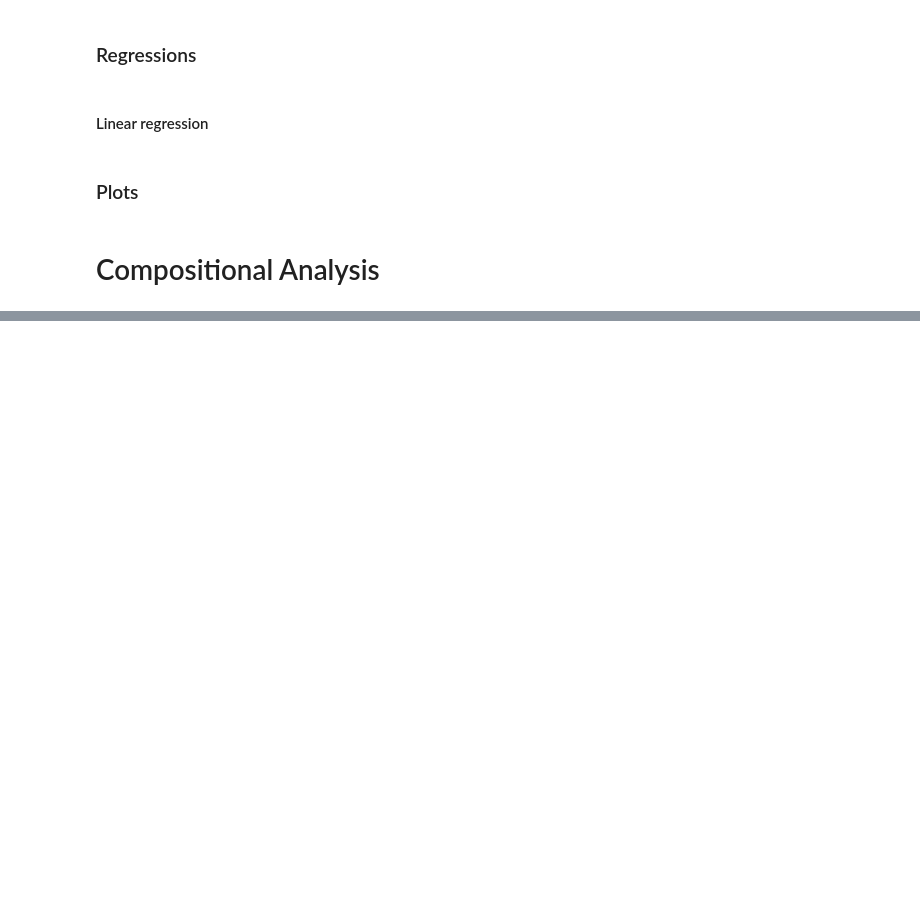
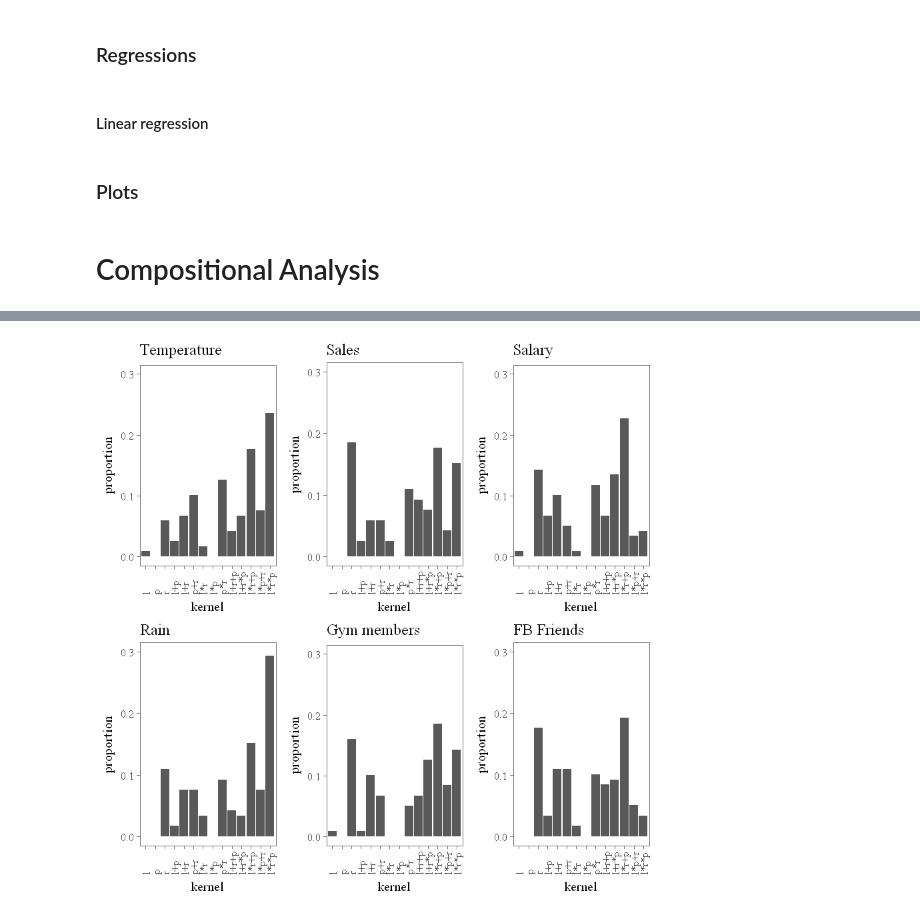
Before and after one commit to ericschulz/compforca, a Jupyter notebook: Data analysis/Analysis.ipynb, the cells around one changed output, grey strips where cells are left out. Cells and saved outputs as stored; diff of their text form; code cells hidden in the pictures; blank space fills up the shorter version.

```diff
--- a/Data analysis/Analysis.ipynb
+++ b/Data analysis/Analysis.ipynb
@@ -824,0 +852,13 @@ dplot %>%
+# %%
+plot_proportions <- function(prop_data, title) {
+    plot <- prop_data %>%
+                ggplot(aes(x=kernel, y=proportion)) +
+                    geom_bar(stat="identity") +
+                    ylim(0, 0.3) +
+                    labs(title = title) +
+                    ggthemes::theme_few() +
+                    theme(axis.text.x = element_text(angle = 90,  vjust = 0.5, hjust=0),
+                          text = element_text(size=12, family="serif"))
+
+    return(plot)
+}
@@ -824,0 +867,7 @@ dplot %>%
+# %%
+prop_temperature <- get_response('temperature') %>% get_proportions
+prop_rain <- get_response('rain') %>% get_proportions
+prop_sales <- get_response('sales') %>% get_proportions
+prop_gym <- get_response('gym') %>% get_proportions
+prop_salary <- get_response('salary') %>% get_proportions
+prop_fb <- get_response('fb') %>% get_proportions
@@ -824,0 +892,13 @@ dplot %>%
+# %%
+p1 <- plot_proportions(prop_temperature, "Temperature")
+p2 <- plot_proportions(prop_rain, "Rain")
+p3 <- plot_proportions(prop_sales, "Sales")
+p4 <- plot_proportions(prop_gym, "Gym members")
+p5 <- plot_proportions(prop_salary, "Salary")
+p6 <- plot_proportions(prop_fb, "FB Friends")
+
+#svg("Images/kernels_prior2.svg")
+multiplot(p1, p2, p3, p4, p5, p6, cols=3)
+#dev.off
+# %% [output]
+[figure, added]
```
Also changed, not shown: parts of 13 cells of this notebook, 16 other files.
